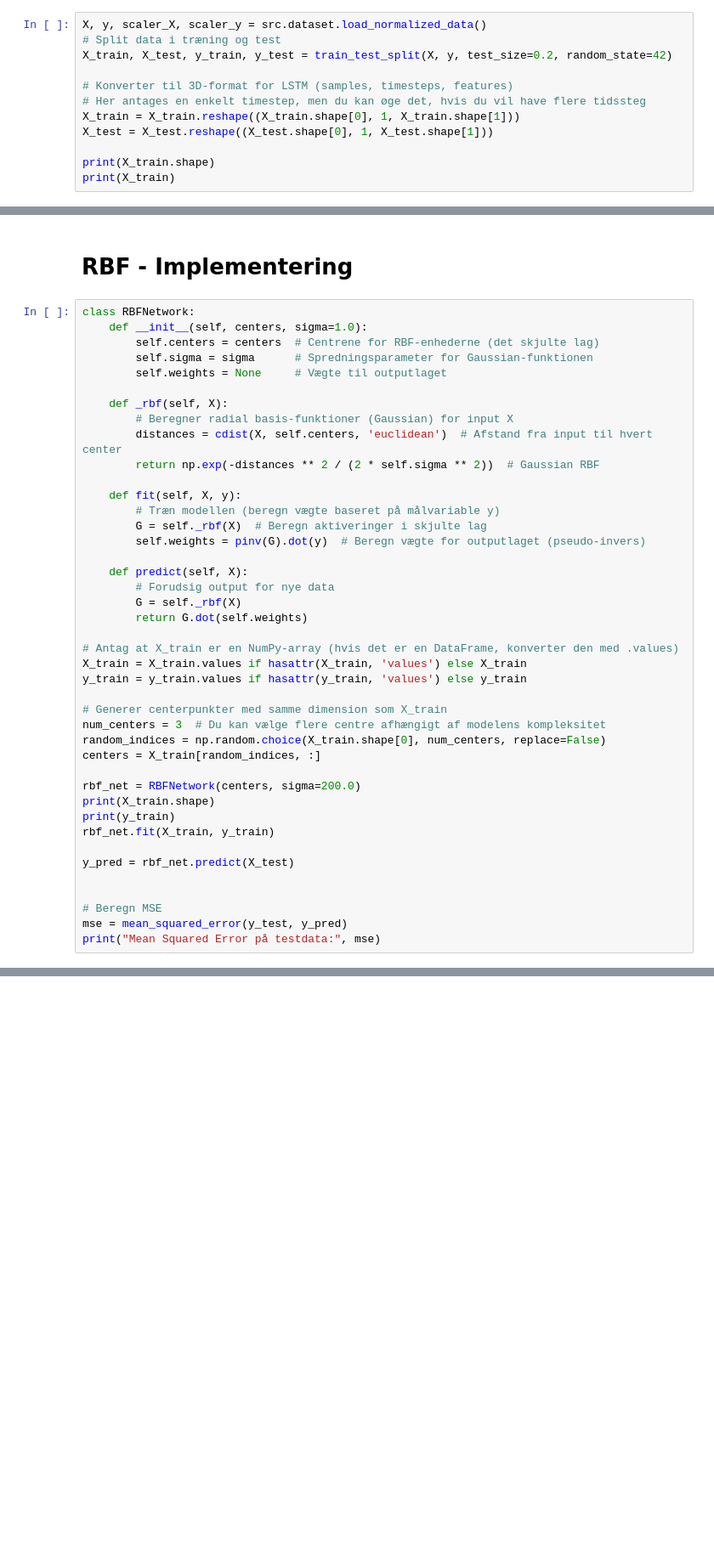
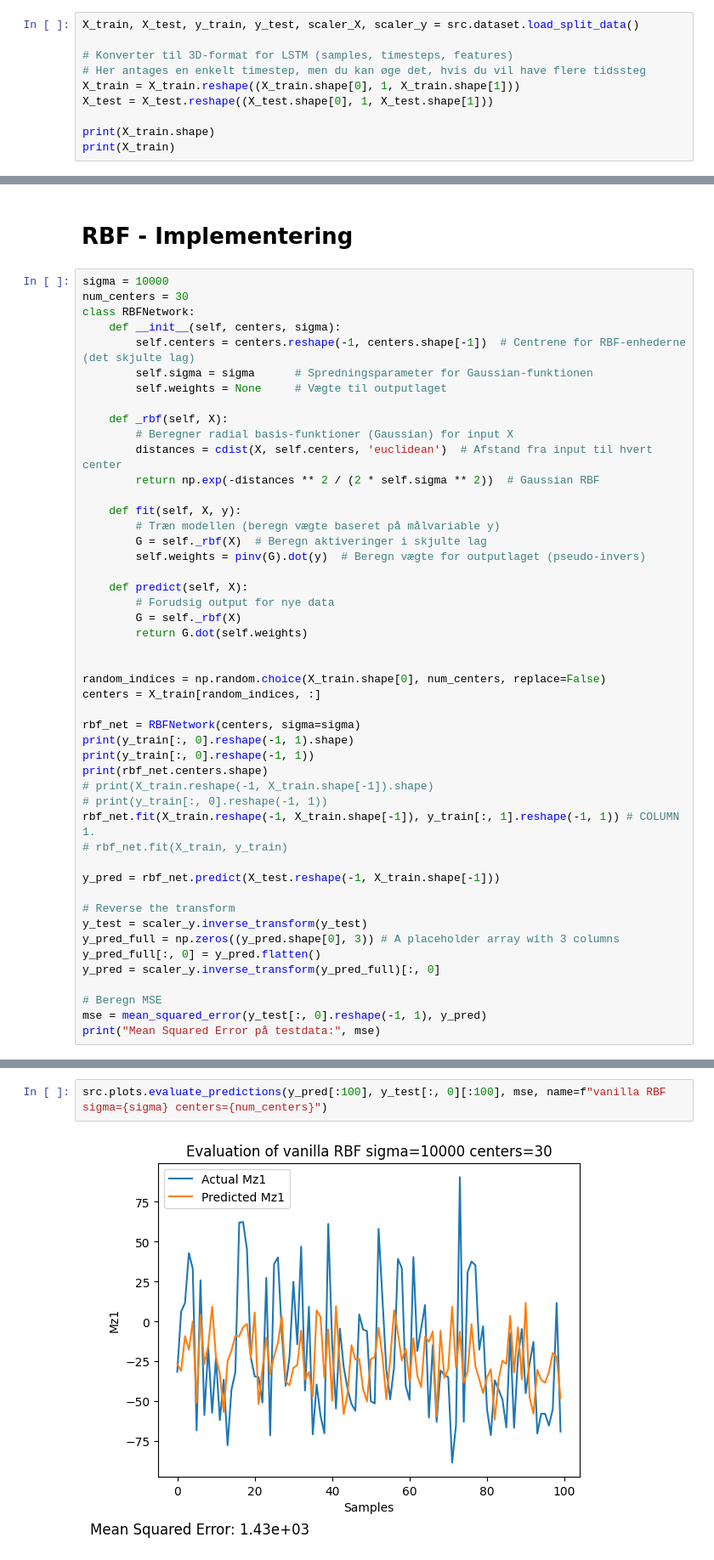
Before and after one commit to hugojjohnson/02456-deep-learning-project, a Jupyter notebook: notebooks/RBF.ipynb, the cells around one changed output, grey strips where cells are left out. Shown at 85% size. Drawn from its saved outputs; the diff is of its cells as text; blank space fills up the shorter version.

```diff
--- a/notebooks/RBF.ipynb
+++ b/notebooks/RBF.ipynb
@@ -34,8 +32,6 @@ NumPy random seed set.
 <module 'src' from '/Users/hugojohnson/Desktop/Deep Learning/02456-deep-learning-project/src/__init__.py'>
 # %%
-X, y, scaler_X, scaler_y = src.dataset.load_normalized_data()
-# Split data i træning og test
-X_train, X_test, y_train, y_test = train_test_split(X, y, test_size=0.2, random_state=42)
+X_train, X_test, y_train, y_test, scaler_X, scaler_y = src.dataset.load_split_data()
 
 # Konverter til 3D-format for LSTM (samples, timesteps, features)
 # Her antages en enkelt timestep, men du kan øge det, hvis du vil have flere tidssteg
@@ -63,9 +59,11 @@ Loaded from pickle
 # %% [markdown]
 # RBF - Implementering
 # %%
+sigma = 10000
+num_centers = 30
 class RBFNetwork:
-    def __init__(self, centers, sigma=1.0):
-        self.centers = centers  # Centrene for RBF-enhederne (det skjulte lag)
+    def __init__(self, centers, sigma):
+        self.centers = centers.reshape(-1, centers.shape[-1])  # Centrene for RBF-enhederne (det skjulte lag)
         self.sigma = sigma      # Spredningsparameter for Gaussian-funktionen
         self.weights = None     # Vægte til outputlaget
 
@@ -84,24 +82,28 @@ class RBFNetwork:
         G = self._rbf(X)
         return G.dot(self.weights)
 
-# Antag at X_train er en NumPy-array (hvis det er en DataFrame, konverter den med .values)
-X_train = X_train.values if hasattr(X_train, 'values') else X_train
-y_train = y_train.values if hasattr(y_train, 'values') else y_train
 
-# Generer centerpunkter med samme dimension som X_train
-num_centers = 3  # Du kan vælge flere centre afhængigt af modelens kompleksitet
 random_indices = np.random.choice(X_train.shape[0], num_centers, replace=False)
 centers = X_train[random_indices, :]
 
-rbf_net = RBFNetwork(centers, sigma=200.0)
-print(X_train.shape)
-print(y_train)
-rbf_net.fit(X_train, y_train)
+rbf_net = RBFNetwork(centers, sigma=sigma)
+print(y_train[:, 0].reshape(-1, 1).shape)
+print(y_train[:, 0].reshape(-1, 1))
+print(rbf_net.centers.shape)
+# print(X_train.reshape(-1, X_train.shape[-1]).shape)
+# print(y_train[:, 0].reshape(-1, 1))
+rbf_net.fit(X_train.reshape(-1, X_train.shape[-1]), y_train[:, 1].reshape(-1, 1)) # COLUMN 1.
+# rbf_net.fit(X_train, y_train)
 
-y_pred = rbf_net.predict(X_test)
+y_pred = rbf_net.predict(X_test.reshape(-1, X_train.shape[-1]))
 
+# Reverse the transform
+y_test = scaler_y.inverse_transform(y_test)
+y_pred_full = np.zeros((y_pred.shape[0], 3)) # A placeholder array with 3 columns
+y_pred_full[:, 0] = y_pred.flatten()
+y_pred = scaler_y.inverse_transform(y_pred_full)[:, 0]
 
 # Beregn MSE
-mse = mean_squared_error(y_test, y_pred)
+mse = mean_squared_error(y_test[:, 0].reshape(-1, 1), y_pred)
 print("Mean Squared Error på testdata:", mse)
 # %% [output]
@@ -108,0 +126,4 @@ NameError: name 'shape' is not defined
+# %%
+src.plots.evaluate_predictions(y_pred[:100], y_test[:, 0][:100], mse, name=f"vanilla RBF sigma={sigma} centers={num_centers}")
+# %% [output]
+[figure, added]
```
Also changed, not shown: parts of 3 cells of this notebook, 8 other files.
